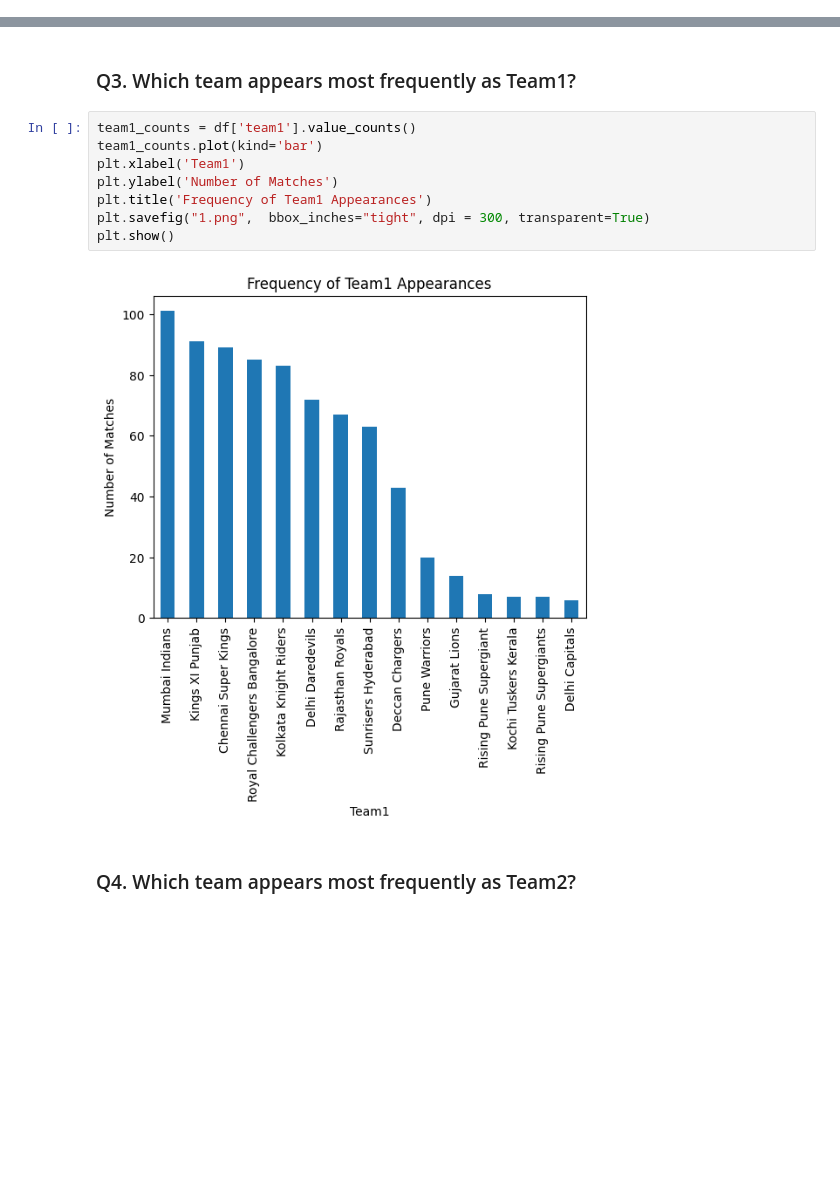
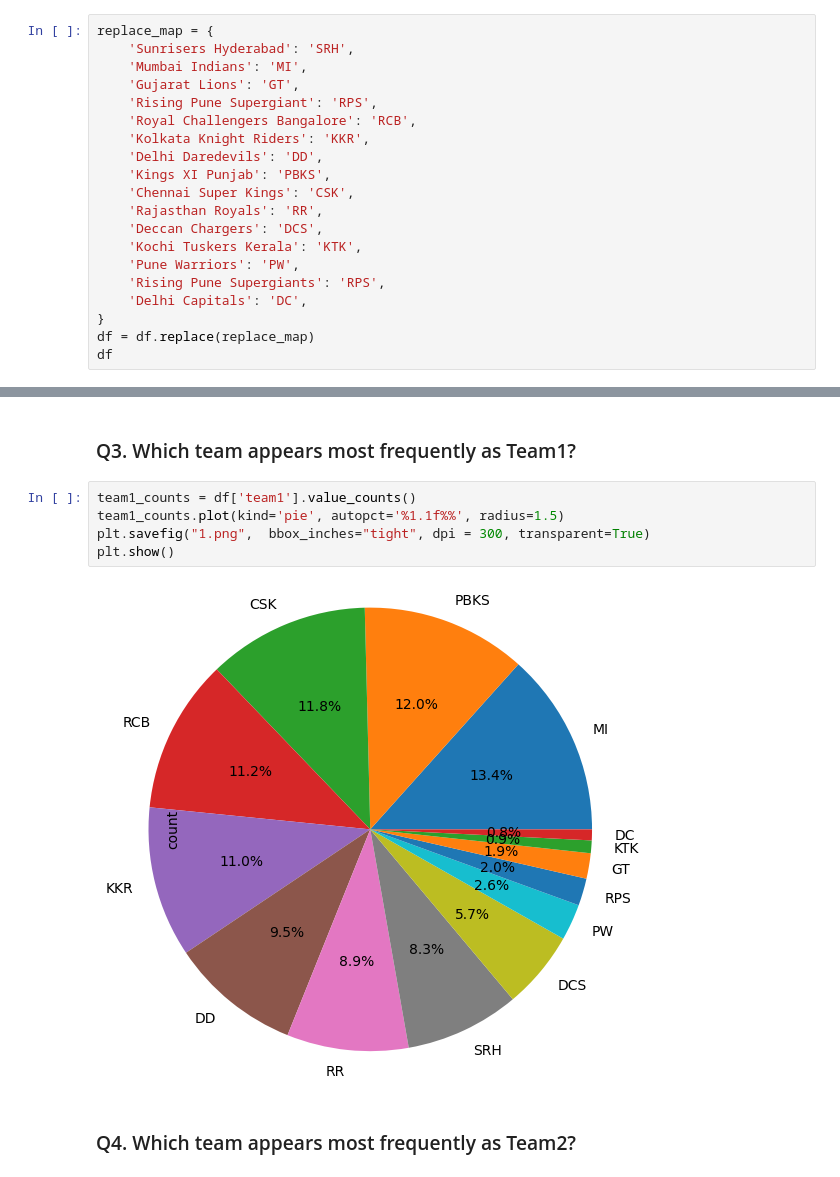
Before and after one commit to lukhi-laksh/Collage, a Jupyter notebook: Sem-1/Data Science/Project-1/Project_1.ipynb, the cells around one changed output, grey strips where cells are left out. Drawn from its saved outputs; the diff is of its cells as text; blank space fills up the shorter version.

```diff
--- a/Sem-1/Data Science/Project-1/Project_1.ipynb
+++ b/Sem-1/Data Science/Project-1/Project_1.ipynb
@@ -64,0 +77,20 @@ dtype: int64
+# %%
+replace_map = {
+    'Sunrisers Hyderabad': 'SRH',
+    'Mumbai Indians': 'MI',
+    'Gujarat Lions': 'GT',
+    'Rising Pune Supergiant': 'RPS',
+    'Royal Challengers Bangalore': 'RCB',
+    'Kolkata Knight Riders': 'KKR',
+    'Delhi Daredevils': 'DD',
+    'Kings XI Punjab': 'PBKS',
+    'Chennai Super Kings': 'CSK',
+    'Rajasthan Royals': 'RR',
+    'Deccan Chargers': 'DCS',
+    'Kochi Tuskers Kerala': 'KTK',
+    'Pune Warriors': 'PW',
+    'Rising Pune Supergiants': 'RPS',
+    'Delhi Capitals': 'DC',
+}
+df = df.replace(replace_map)
+df
@@ -242,14 +294,11 @@ plt.show()
 ### Q3. Which team appears most frequently as Team1?
 # %%
 team1_counts = df['team1'].value_counts()
-team1_counts.plot(kind='bar')
-plt.xlabel('Team1')
-plt.ylabel('Number of Matches')
-plt.title('Frequency of Team1 Appearances')
+team1_counts.plot(kind='pie', autopct='%1.1f%%', radius=1.5)
 plt.savefig("1.png",  bbox_inches="tight", dpi = 300, transparent=True)
 plt.show()
 # %% [output]
-[figure, old version]
+[figure, new version]
 # %% [markdown]
 ### Q4. Which team appears most frequently as Team2?
 # %%
```
Also changed, not shown: parts of 45 cells of this notebook, 2 other files.
